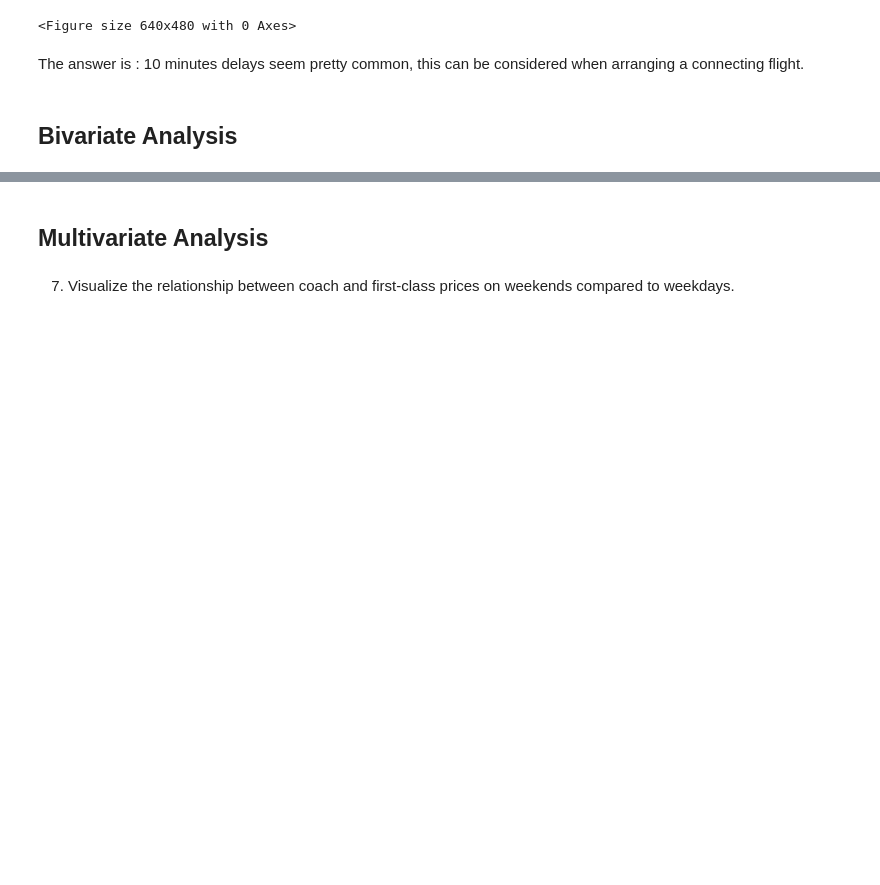
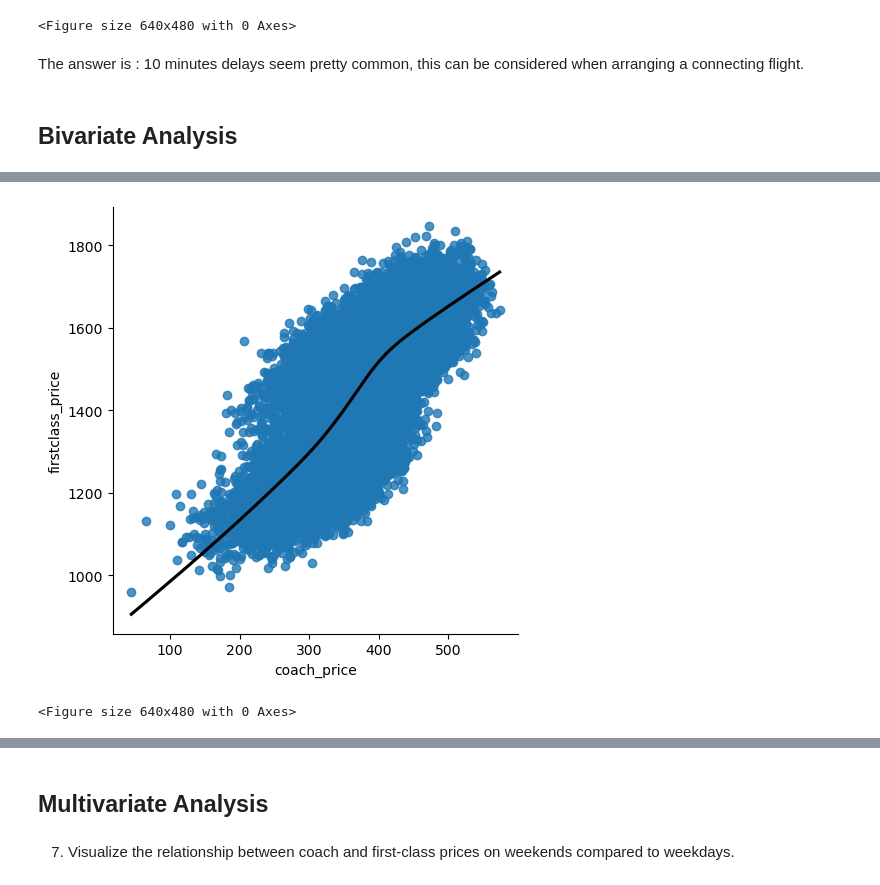
Before and after one commit to gururaser/airline-analysis, a Jupyter notebook: Airline Analysis.ipynb, the cells around one changed output, grey strips where cells are left out. Cells and saved outputs as stored; diff of their text form; code cells hidden in the pictures; blank space fills up the shorter version.

```diff
--- a/Airline Analysis.ipynb
+++ b/Airline Analysis.ipynb
@@ -170,0 +191,11 @@ The answer is : 10 minutes delays seem pretty common, this can be considered whe
+# %%
+# Randomly selects only 20% of the data in a dataframe named "flight", creating a new dataframe named "flight_sub".
+perc = 0.2
+flight_sub = flight.sample(n = int(flight.shape[0]*perc))
+
+sns.lmplot(x = "coach_price", y = "firstclass_price", data = flight_sub, line_kws={'color': 'black'}, lowess=True)
+plt.show()
+plt.clf()
+# %% [output]
+[figure, added]
+<Figure size 640x480 with 0 Axes>
```
Also changed, not shown: parts of 22 cells of this notebook.
